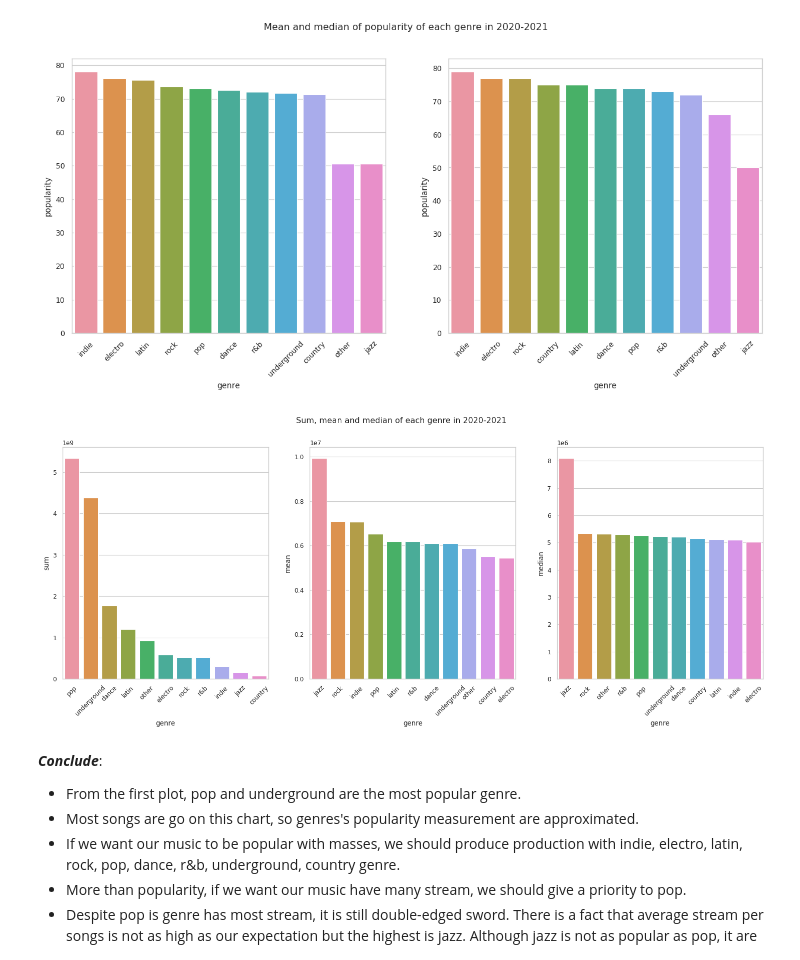
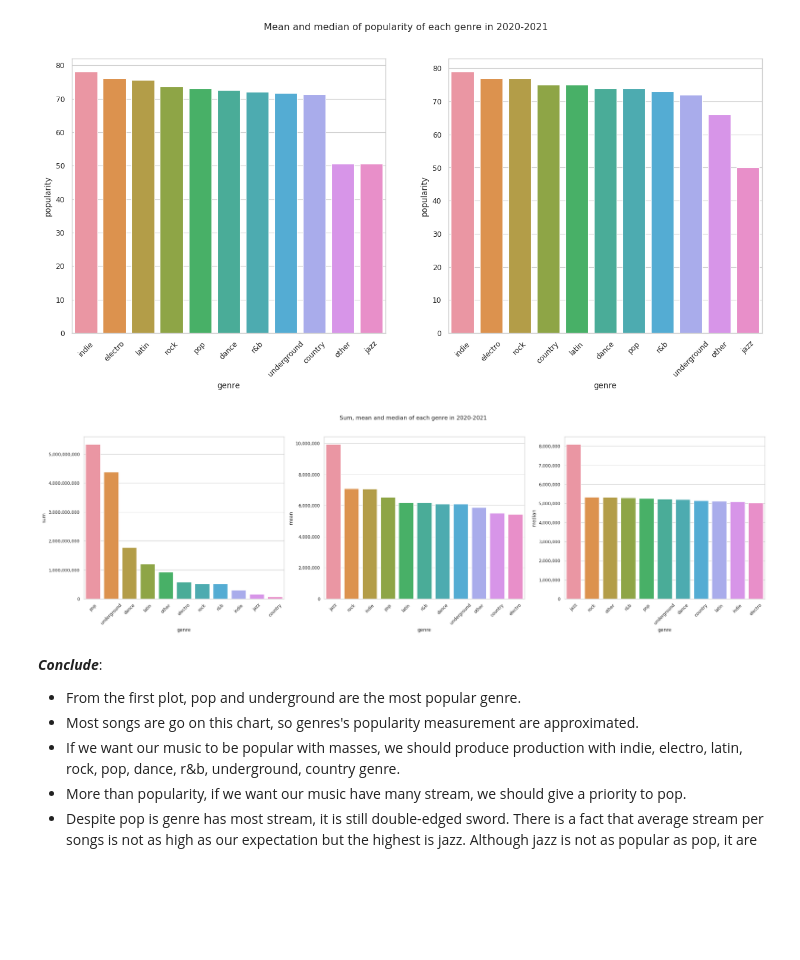
Before and after one commit to TrungTechh/HCMUS_CSC17104-Final-project, a Jupyter notebook: Final_project.ipynb, the cells around one changed output. Cells and saved outputs as stored; diff of their text form; code cells hidden in the pictures; blank space fills up the shorter version.

```diff
--- a/Final_project.ipynb
+++ b/Final_project.ipynb
@@ -479,29 +510,3 @@ song_properties_df['year'] = song_properties_df.weeks_charted.apply(getYearOnBoa
 song_properties_byyear_df = song_properties_df.explode('year')
 # %% [markdown]
 ## Q2: How did music properties change in the 2020-2021 period?
-# %%
-fig, axes = plt.subplots(9, 2, figsize=(15, 50))
-fig.suptitle("Modification of music in 2020-2021")
-# fig.subplots_adjust(top=0.9)
-properties = song_properties_df.columns[1:]
-for p, ax in zip(properties, axes):
-    # sns.violinplot(song_properties_byweek_df[p], ax=ax[0])
-    # ax[0].tick_params('x', labelrotation=45)
-
-    meanline = song_properties_byweek_df.groupby('start_week_charted', as_index=False)[p].mean()
-    sns.lineplot(x=meanline.start_week_charted, y=meanline[p], ci=None, ax=ax[0])
-    ax[0].tick_params('x', labelrotation=45)
-
-    medianline = song_properties_byweek_df.groupby('start_week_charted', as_index=False)[p].median()
-    sns.lineplot(x=medianline.start_week_charted, y=medianline[p], ci=None, ax=ax[1])
-    ax[1].tick_params('x', labelrotation=45)
-    ax[1].set_ylabel('')
-
-plt.subplots_adjust(left=0.1,
-                    bottom=0.1,
-                    right=0.9,
-                    top=0.97,
-                    wspace=0.2,
-                    hspace=0.3)
-
-plt.show()
@@ -529,0 +544,16 @@ plt.show()
+# %%
+fig, axes = plt.subplots(9, 1, figsize=(15, 50))
+fig.suptitle("Modification of music in 2020-2021")
+for p, ax in zip(properties, axes):
+    meanline = song_properties_byweek_df.groupby('start_week_charted', as_index=False)[p].mean()
+    sns.lineplot(x=meanline.start_week_charted, y=meanline[p], ci=None, ax=ax)
+    ax.tick_params('x', labelrotation=45)
+
+plt.subplots_adjust(left=0.1,
+                    bottom=0.1,
+                    right=0.9,
+                    top=0.97,
+                    wspace=0.2,
+                    hspace=0.3)
+
+plt.show()
@@ -616,16 +646,17 @@ plt.show()
 # %%
 genreStream = trend_df.groupby('genre', as_index=False).streams.agg(['sum', 'mean', 'median'])
 
-fig, axes = plt.subplots(1, 3, figsize=(18, 6))
+fig, axes = plt.subplots(1, 3, figsize=(25, 6))
 for x, ax in zip(genreStream.columns, axes):
     sort_df = genreStream.sort_values(x, ascending=False)
     sns.barplot(x=sort_df.index, y=sort_df[x], ax=ax)
+    ax.get_yaxis().set_major_formatter(matplotlib.ticker.FuncFormatter(lambda x, p: format(int(x), ',')))
     ax.tick_params('x', labelrotation=45)
 
 plt.suptitle("Sum, mean and median of each genre in 2020-2021")
 plt.show()
 # %% [output]
-[figure, old version]
+[figure, new version]
 # %% [markdown]
 ***Conclude***:
 
```
Also changed, not shown: parts of 28 cells of this notebook.
